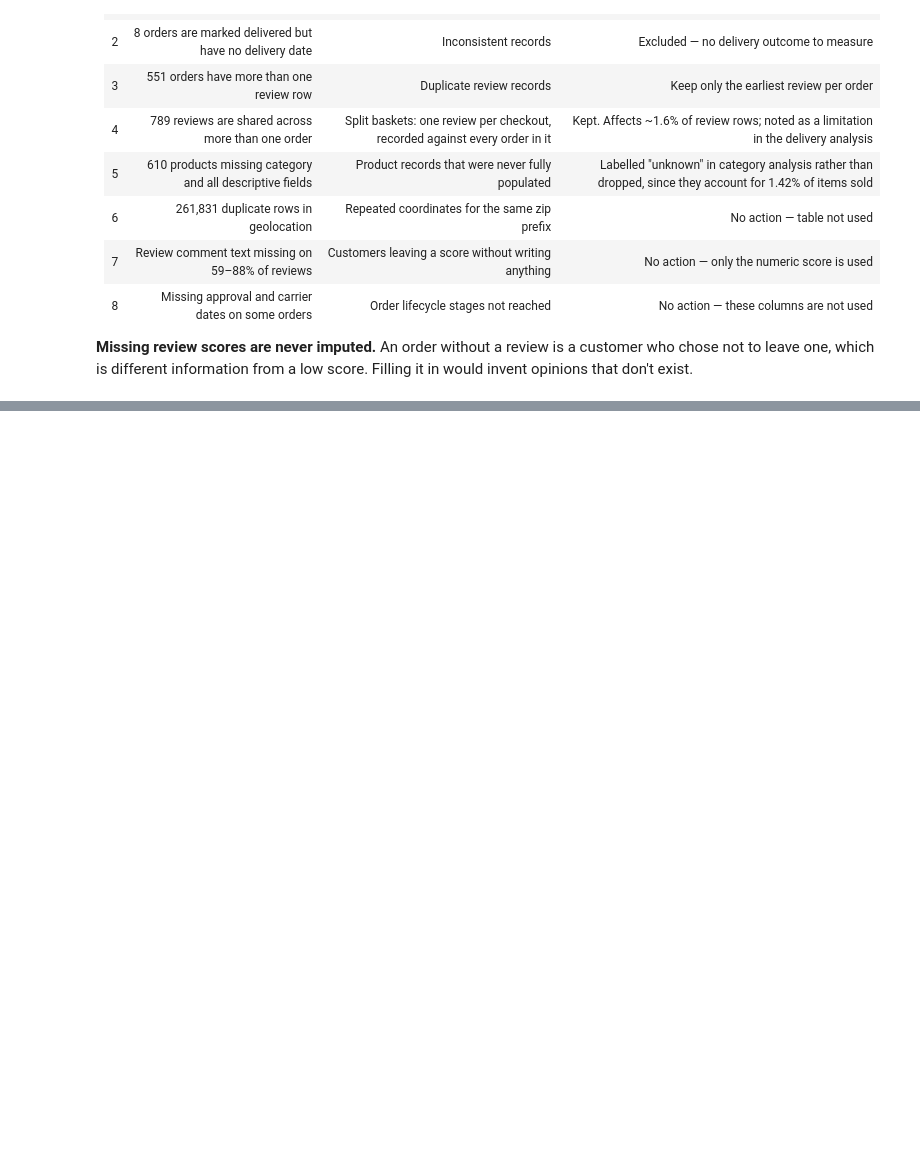
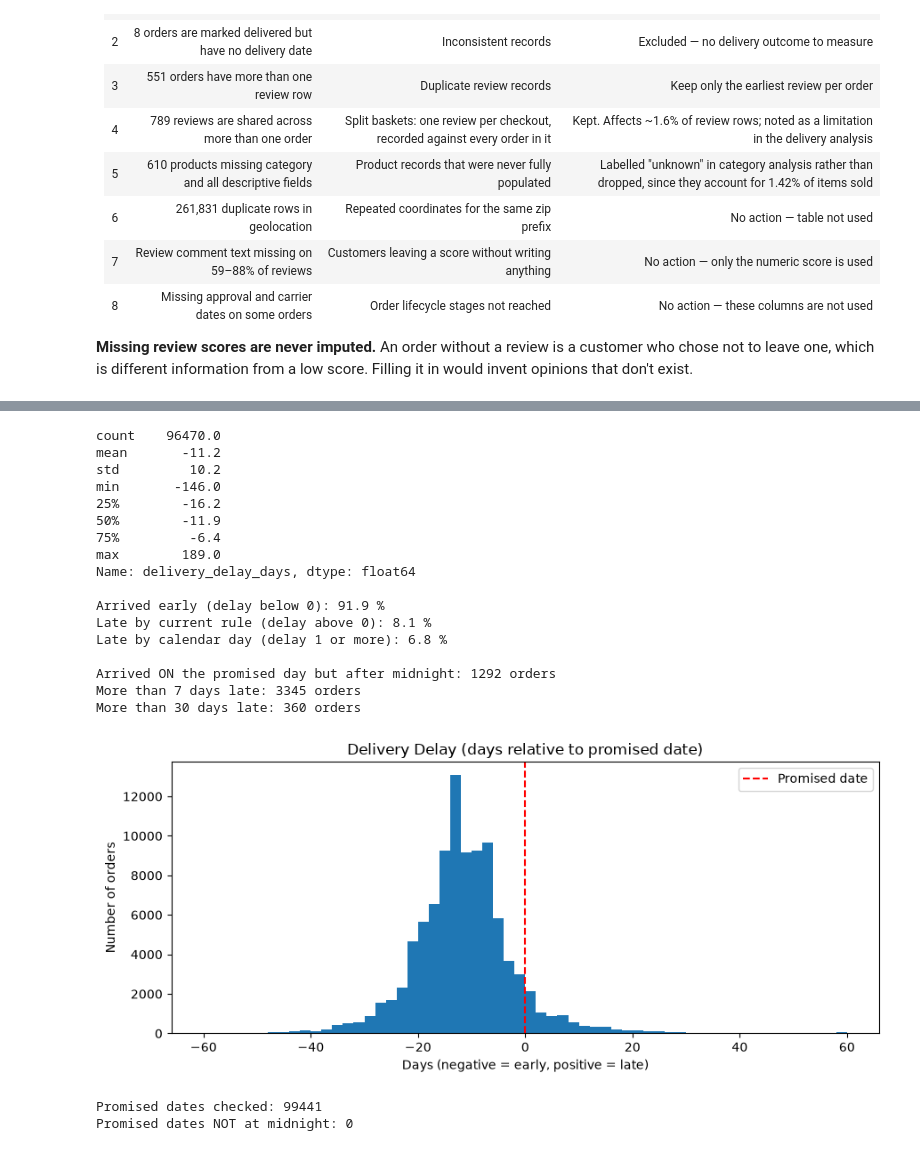
Before and after one commit to YogeshKumar628/olist-marketplace-analytics, a Jupyter notebook: notebooks/03_data_audit_and_eda.ipynb, the cells around one changed output, grey strips where cells are left out. Saved outputs shown, nothing was run; the diff lists cells and outputs as text; code cells hidden in the pictures; blank space fills up the shorter version.

```diff
--- a/notebooks/03_data_audit_and_eda.ipynb
+++ b/notebooks/03_data_audit_and_eda.ipynb
@@ -302,0 +355,54 @@ would invent opinions that don't exist.
+# %%
+delay = eda['delivery_delay_days']
+
+print(delay.describe().round(1))
+print()
+print("Arrived early (delay below 0):", round((delay < 0).mean() * 100, 1), "%")
+print("Late by current rule (delay above 0):", round((delay > 0).mean() * 100, 1), "%")
+print("Late by calendar day (delay 1 or more):", round((delay >= 1).mean() * 100, 1), "%")
+print()
+print("Arrived ON the promised day but after midnight:", ((delay > 0) & (delay < 1)).sum(), "orders")
+print("More than 7 days late:", (delay >= 7).sum(), "orders")
+print("More than 30 days late:", (delay >= 30).sum(), "orders")
+
+plt.figure(figsize=(9, 4))
+plt.hist(delay.clip(-60, 60), bins=60)
+plt.axvline(0, color='red', linestyle='--', label='Promised date')
+plt.title('Delivery Delay (days relative to promised date)')
+plt.xlabel('Days (negative = early, positive = late)')
+plt.ylabel('Number of orders')
+plt.legend()
+plt.tight_layout()
+plt.savefig('../outputs/delivery_delay_distribution.png', dpi=150)
+plt.show()
+# %% [output]
+count    96470.0
+mean       -11.2
+std         10.2
+min       -146.0
+25%        -16.2
+50%        -11.9
+75%         -6.4
+max        189.0
+Name: delivery_delay_days, dtype: float64
+
+Arrived early (delay below 0): 91.9 %
+Late by current rule (delay above 0): 8.1 %
+Late by calendar day (delay 1 or more): 6.8 %
+
+Arrived ON the promised day but after midnight: 1292 orders
+More than 7 days late: 3345 orders
+More than 30 days late: 360 orders
+[figure, added]
+# %%
+# The late-rule fix assumes every promised date is stored at exactly midnight.
+# Check that this is true before relying on it.
+
+promised = tables['orders']['order_estimated_delivery_date'].dropna()
+not_midnight = promised[~promised.str.endswith('00:00:00')]
+
+print("Promised dates checked:", len(promised))
+print("Promised dates NOT at midnight:", len(not_midnight))
+# %% [output]
+Promised dates checked: 99441
+Promised dates NOT at midnight: 0
```
Also changed, not shown: parts of 5 cells of this notebook, 1 other file.
